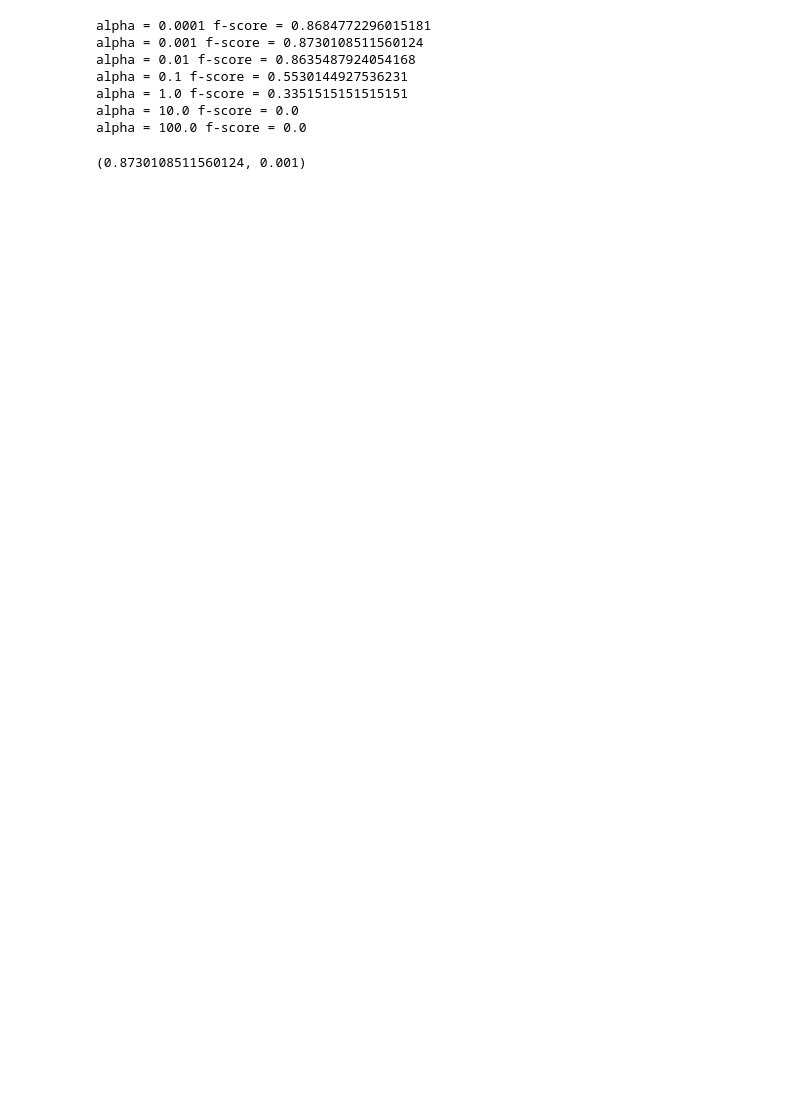
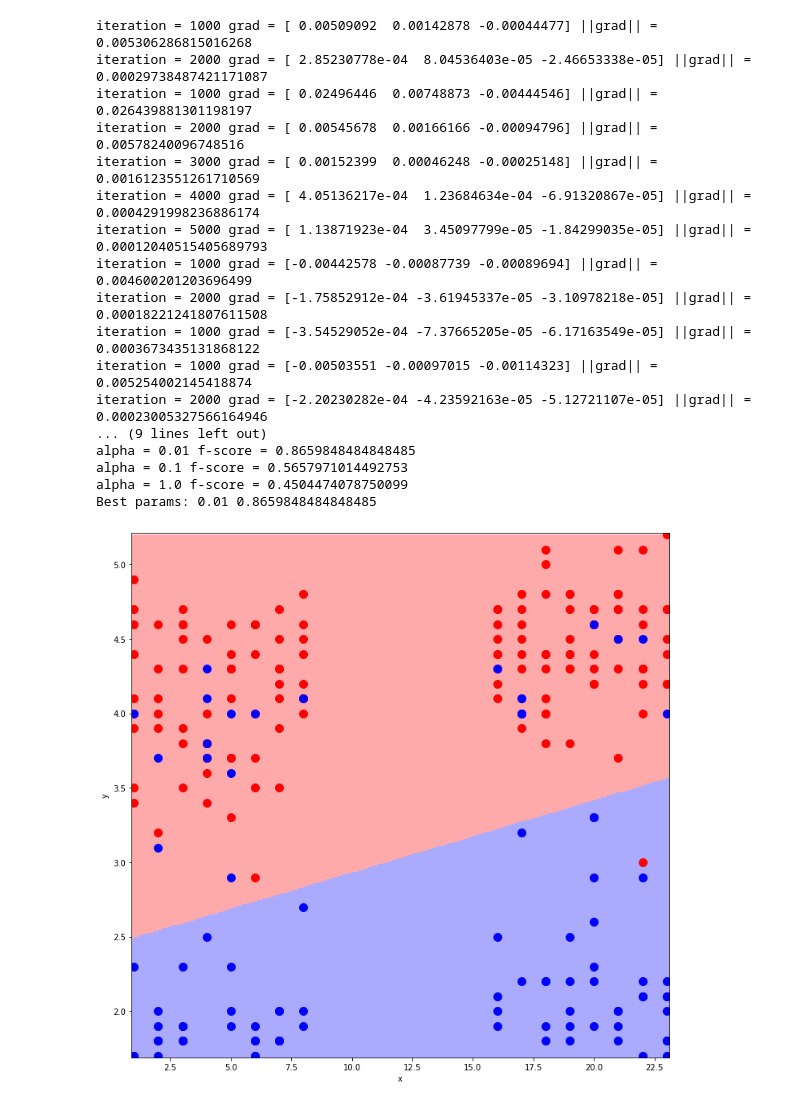
Before and after one commit to KokorinIlya/optimization_methods, a Jupyter notebook: HW1/classification.ipynb, the cells around one changed output. Cells and saved outputs as stored; diff of their text form; code cells hidden in the pictures; blank space fills up the shorter version.

```diff
--- a/HW1/classification.ipynb
+++ b/HW1/classification.ipynb
@@ -38,27 +38,16 @@ def calc_f_score(X, y, alpha):
             mean_f_score += f_score
     return mean_f_score / n_splits
 # %%
-X, y = read_dataset('data/geyser.csv')
-best_alpha = None
-max_f_score = -1
-for alpha in [0.0001, 0.001, 0.01, 0.1, 1., 10., 100.]:
-    cur_f_score = calc_f_score(X, y, alpha)
-    print('alpha =', alpha, 'f-score =', cur_f_score)
-    if cur_f_score > max_f_score:
-        max_f_score = cur_f_score
-        best_alpha = alpha
+def get_best_param(X, y, solver, debug_iters):
+    best_alpha = None
+    max_f_score = -1
+    for alpha in [0.0001, 0.001, 0.01, 0.1, 1.]:
+        cur_f_score = calc_f_score(X, y, alpha, solver, debug_iters)
+        print('alpha =', alpha, 'f-score =', cur_f_score)
+        if cur_f_score > max_f_score:
+            max_f_score = cur_f_score
+            best_alpha = alpha
+    return best_alpha, max_f_score
-# %% [output]
-alpha = 0.0001 f-score = 0.8684772296015181
-alpha = 0.001 f-score = 0.8730108511560124
-alpha = 0.01 f-score = 0.8635487924054168
-alpha = 0.1 f-score = 0.5530144927536231
-alpha = 1.0 f-score = 0.3351515151515151
-alpha = 10.0 f-score = 0.0
-alpha = 100.0 f-score = 0.0
-# %%
-max_f_score, best_alpha
-# %% [output]
-(0.8730108511560124, 0.001)
 # %%
 def draw(clf, X, ans, step_x, step_y):
     x_min, y_min = np.amin(X, axis = 0)
@@ -89 +87,22 @@ def draw(clf, X, ans, step_x, step_y):
+# %%
+process_with_solver(X, y, 'gradient', 0.1, 0.01, debug_iters=1000)
+# %% [output]
+iteration = 1000 grad = [ 0.00509092  0.00142878 -0.00044477] ||grad|| = 0.005306286815016268
+iteration = 2000 grad = [ 2.85230778e-04  8.04536403e-05 -2.46653338e-05] ||grad|| = 0.00029738487421171087
+iteration = 1000 grad = [ 0.02496446  0.00748873 -0.00444546] ||grad|| = 0.026439881301198197
+iteration = 2000 grad = [ 0.00545678  0.00166166 -0.00094796] ||grad|| = 0.00578240096748516
+iteration = 3000 grad = [ 0.00152399  0.00046248 -0.00025148] ||grad|| = 0.0016123551261710569
+iteration = 4000 grad = [ 4.05136217e-04  1.23684634e-04 -6.91320867e-05] ||grad|| = 0.0004291998236886174
+iteration = 5000 grad = [ 1.13871923e-04  3.45097799e-05 -1.84299035e-05] ||grad|| = 0.00012040515405689793
+iteration = 1000 grad = [-0.00442578 -0.00087739 -0.00089694] ||grad|| = 0.004600201203696499
+iteration = 2000 grad = [-1.75852912e-04 -3.61945337e-05 -3.10978218e-05] ||grad|| = 0.00018221241807611508
+iteration = 1000 grad = [-3.54529052e-04 -7.37665205e-05 -6.17163549e-05] ||grad|| = 0.0003673435131868122
+iteration = 1000 grad = [-0.00503551 -0.00097015 -0.00114323] ||grad|| = 0.005254002145418874
+iteration = 2000 grad = [-2.20230282e-04 -4.23592163e-05 -5.12721107e-05] ||grad|| = 0.00023005327566164946
+... (9 lines left out)
+alpha = 0.01 f-score = 0.8659848484848485
+alpha = 0.1 f-score = 0.5657971014492753
+alpha = 1.0 f-score = 0.4504474078750099
+Best params: 0.01 0.8659848484848485
+[figure, added]
 # %%
```
Also changed, not shown: parts of 4 cells of this notebook, 4 other files.
